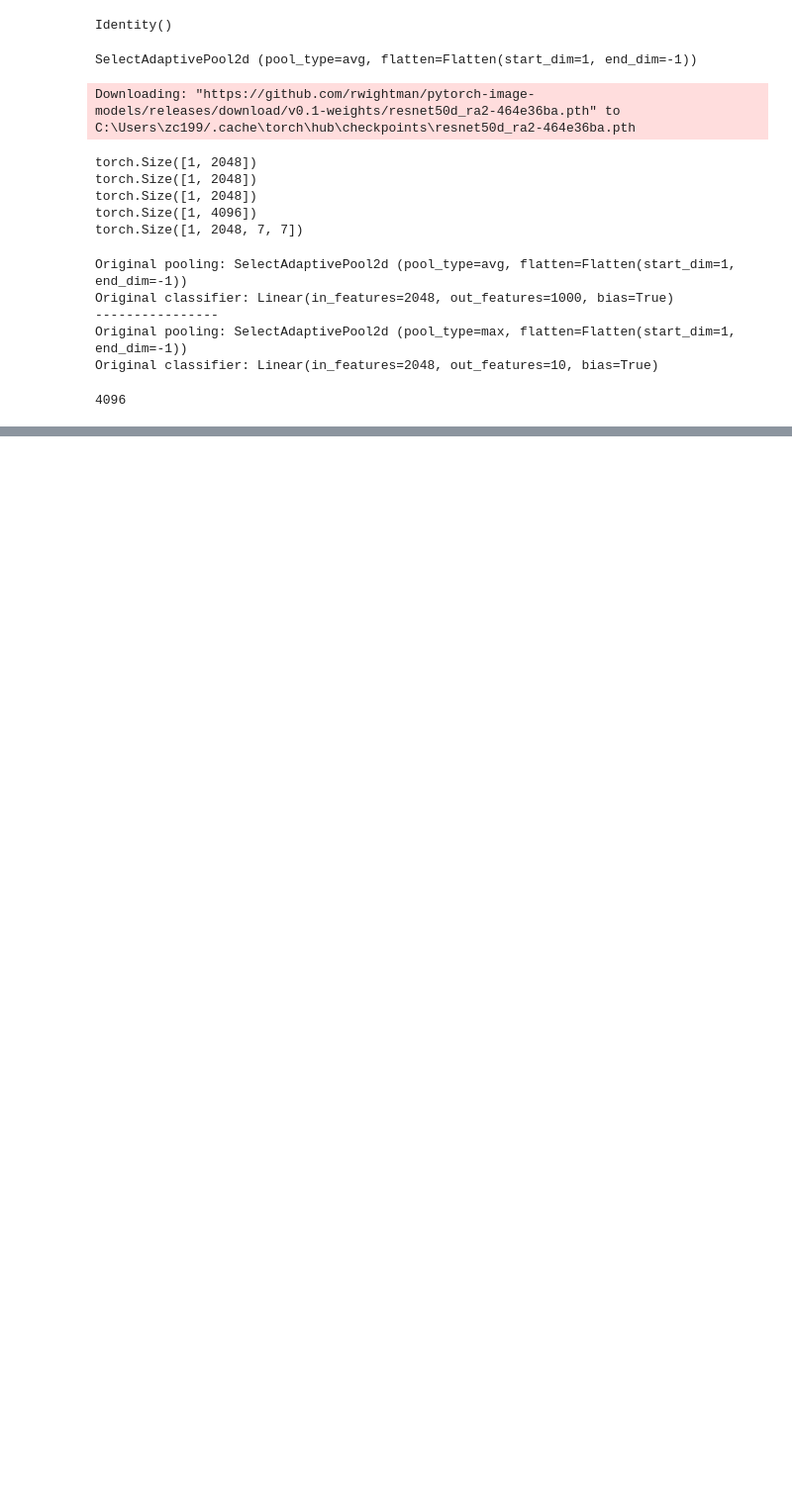
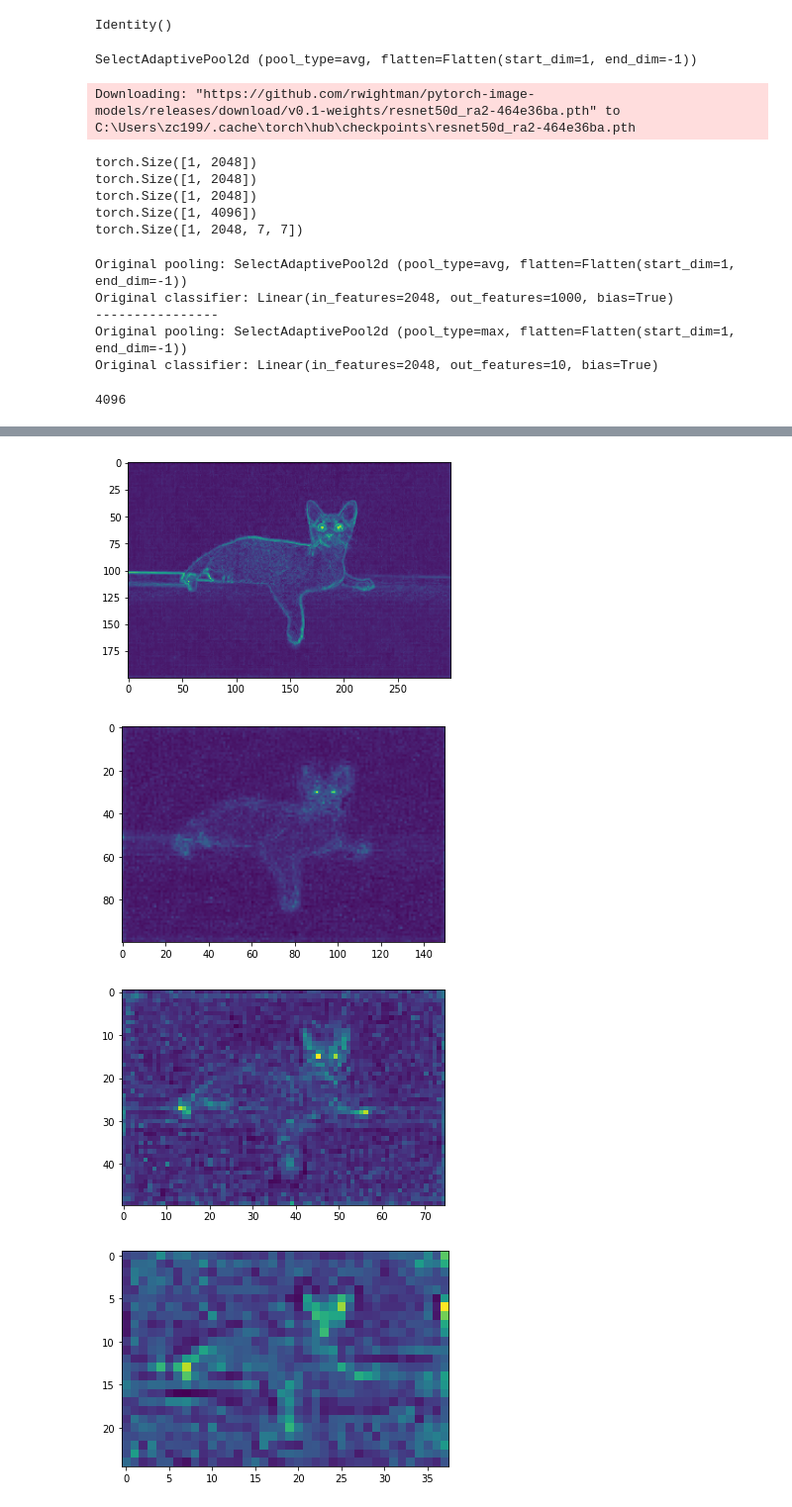
Before and after one commit to chenzhouuu/tokenlabeling_covid, a Jupyter notebook: timm_tutorial.ipynb, the cells around one changed output, grey strips where cells are left out. Shown: that part at 99% size. Cells and saved outputs as stored; diff of their text form; code cells hidden in the pictures; blank space fills up the shorter version.

```diff
--- a/timm_tutorial.ipynb
+++ b/timm_tutorial.ipynb
@@ -74,0 +127,2 @@ model.fc = nn.Sequential(
+# %%
+model = timm.create_model('resnet50d', pretrained=True, features_only=True)
@@ -74,0 +147,9 @@ model.fc = nn.Sequential(
+# %%
+for o in out:
+    plt.imshow(o[0].transpose(0, 2).sum(-1).detach().numpy())
+    plt.show()
+# %% [output]
+[figure, added]
+[figure, added]
+[figure, added]
+[figure, added]
```
Also changed, not shown: parts of 38 cells of this notebook, 2 other files.
